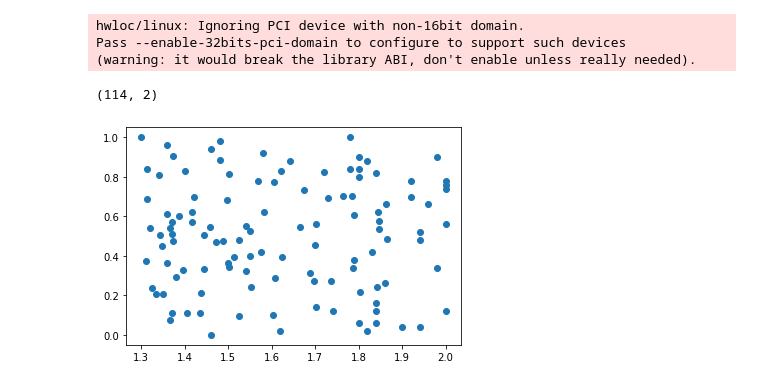
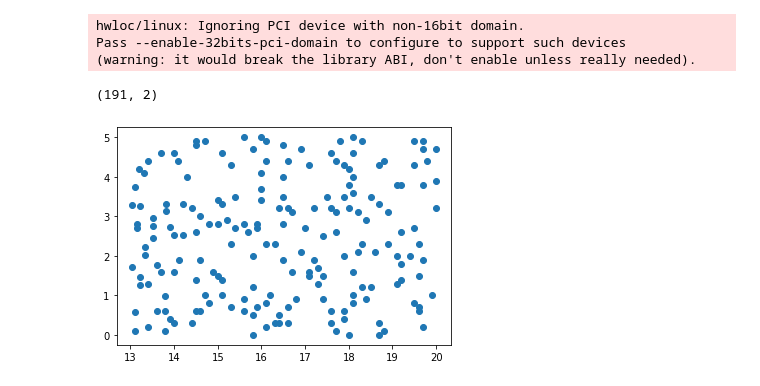
Before and after one commit to connor-duffin/sswfe, a Jupyter notebook: docs/check-swe-filter.ipynb, the cells around one changed output. Cells and saved outputs as stored; diff of their text form; code cells hidden in the pictures.

```diff
--- a/docs/check-swe-filter.ipynb
+++ b/docs/check-swe-filter.ipynb
@@ -40,24 +64,24 @@ assert_allclose(np.unique(swe.W.dofmap().dofs()),
 swe.setup_form()
 swe.setup_solver()
 # %%
-data_file = "data/run-8-synthetic-data.h5"
+data_file = "../data/run-8-synthetic-data-nondim.h5"
 
 with h5py.File(data_file, "r") as f:
     t_data = f["t"][:]
     x_data = f["x"][:]
     u_data = f["u"][:]
     v_data = f["v"][:]
 
-mask_obs = x_data[:, 0] >= 1.3
+mask_obs = x_data[:, 0] >= 13.
 x_obs = x_data[mask_obs, :][::20]
 print(x_obs.shape)
 
 plt.plot(x_obs[:, 0], x_obs[:, 1], "o")
 Hu = build_observation_operator(x_obs, swe.W, sub=(0, 0))
 Hv = build_observation_operator(x_obs, swe.W, sub=(0, 1))
 # %% [output]
-(114, 2)
+(191, 2)
-[figure, old version]
+[figure, new version]
 # %%
 from scipy.sparse import vstack
 
```
Also changed, not shown: parts of 11 cells of this notebook, 3 other files.
